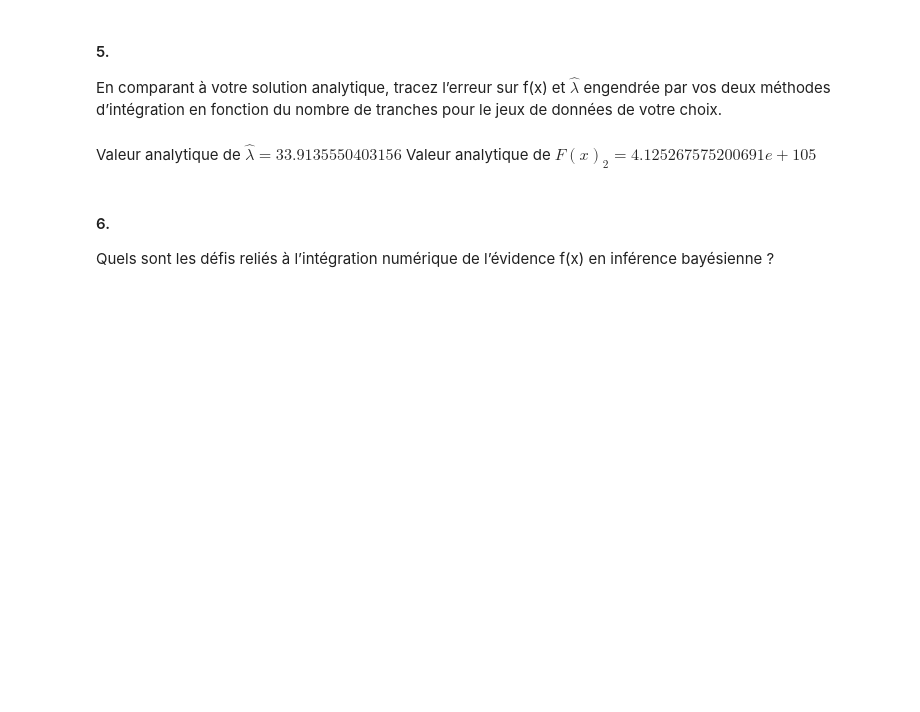
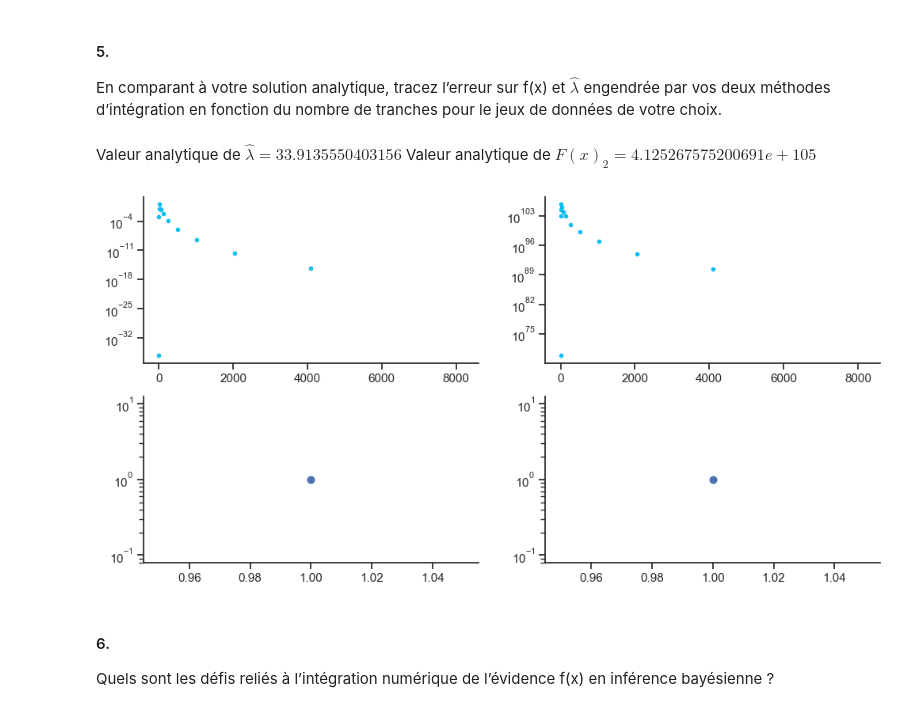
Before and after one commit to BETRU21/PhysNum, a Jupyter notebook: TP1_PhilippeTruchon_SamuelFortin_BenjaminTrudel.ipynb, the cells around one changed output. Saved outputs shown, nothing was run; the diff lists cells and outputs as text; code cells hidden in the pictures; blank space fills up the shorter version.

```diff
--- a/TP1_PhilippeTruchon_SamuelFortin_BenjaminTrudel.ipynb
+++ b/TP1_PhilippeTruchon_SamuelFortin_BenjaminTrudel.ipynb
@@ -288,10 +288,10 @@ for nb, name in enumerate(files_name):
 
     print("Résultat méthode Romberg = {:.1uP}".format(fx_romberg))
 
-    lct = romberg_mod(
+    lct_romberg = romberg_mod(
         posteriori_partial, 0, 200, show=True, tol=1e-16, rtol=1e-16, divmax=20
     )
-    lc = ufloat(lct[2][-1][-1], 1e-15 * lct[2][-1][-1]) / fx_romberg
+    lc = ufloat(lct_romberg[2][-1][-1], 1e-15 * lct_romberg[2][-1][-1]) / fx_romberg
 
     print("Lambda chapeau_{:} = {:.1uP} \n".format(nb, lc))  # lambda """
 # %% [output]
@@ -332,6 +332,23 @@ choix.
 # %% [markdown]
 Valeur analytique de $\hat{\lambda} = 33.9135550403156$
 Valeur analytique de $F(x)_2 = 4.125267575200691e+105$
+# %%
+x0 = 2**np.arange(1,len(test[4])+1)
+x1 = 2**np.arange(1,len(lct_romberg[4])+1)
+
+fx2 = 4.125267575200691e105
+
+fig, ax = plt.subplots(nrows=2, ncols=2, figsize=(12,6))
+for i in ax:
+    for j in i:
+        j.set_yscale("log")
+ax[0][0].plot(x0, np.array(test[4])/fx2, marker=".", color="#08BEF0", linestyle="None") # f(x) romberg
+ax[0][1].plot(x1,np.array(lct_romberg[4])/(33.9135550403156*fx2), marker=".", color="#08BEF0", linestyle="None")  # f(x) simpson
+ax[1][0].plot([1,1],[1,1], marker="o")  # lambda romberg
+ax[1][1].plot([1,1],[1,1], marker="o")  # lambda simpson
+plt.show()
+# %% [output]
+[figure, added]
 # %% [markdown]
 #### 6.
 
```
Also changed, not shown: parts of 1 cell of this notebook.
